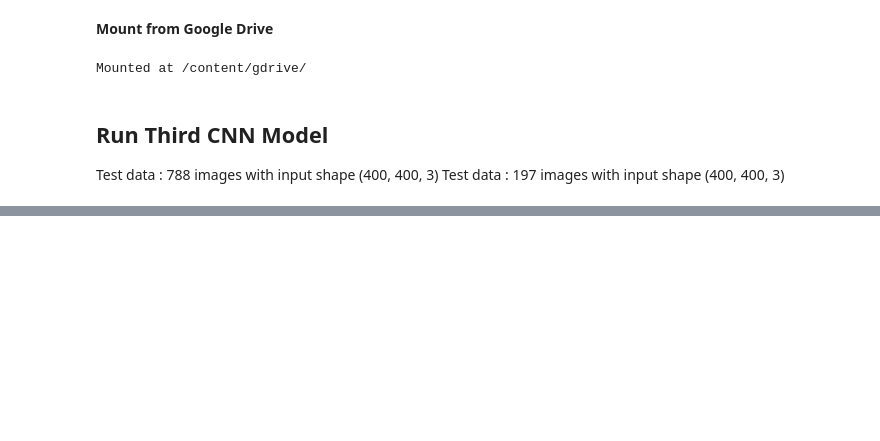
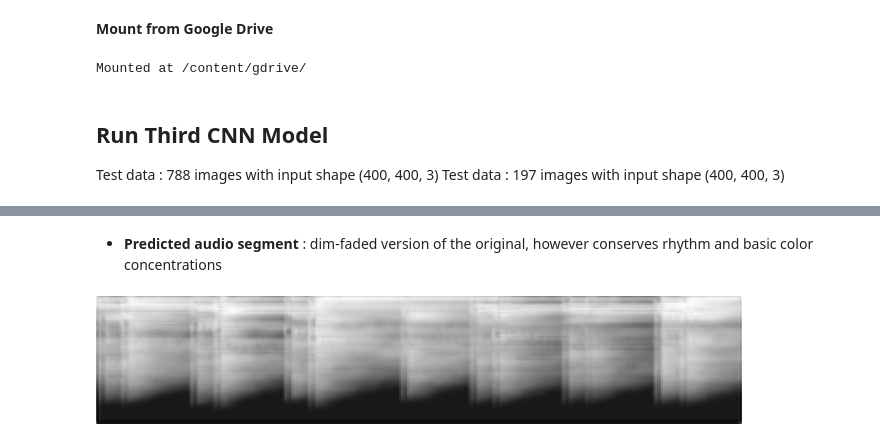
Before and after one commit to doguma/RecomposeChopin, a Jupyter notebook: Hannah_03_CNN_Product_Audio.ipynb, the cells around one changed output, grey strips where cells are left out. Saved outputs shown, nothing was run; the diff lists cells and outputs as text; code cells hidden in the pictures; blank space fills up the shorter version.

```diff
--- a/Hannah_03_CNN_Product_Audio.ipynb
+++ b/Hannah_03_CNN_Product_Audio.ipynb
@@ -158,0 +163,30 @@ def NumpyToImg(array):
+# %%
+
+model = Sequential()
+
+model.add(Conv2D(25, kernel_size=(3,3), strides=(1,1), padding='same', activation='relu', input_shape=(128, 646, 1)))
+
+# convolutional layer
+model.add(Conv2D(40, kernel_size=(3,3), strides=(1,1), padding='same', activation='relu'))
+model.add(MaxPool2D(pool_size=(2,2)))
+
+model.add(Conv2DTranspose(20, (4,4), strides=(2,2), padding='same'))
+model.add(LeakyReLU(alpha=0.2))
+
+model.add(Conv2D(20, kernel_size=(3,3), strides=(1,1), padding='same', activation='relu'))
+model.add(MaxPool2D(pool_size=(2,2)))
+
+model.add(Conv2DTranspose(40, (4,4), strides=(2,2), padding='same'))
+model.add(LeakyReLU(alpha=0.2))
+model.add(Dropout(0.25))
+
+# output layer
+model.add(Dense(1, activation='linear'))
+
+model.summary()
+
+# compiling the sequential model
+model.compile(loss='mse', metrics=['mae'], optimizer='adam')
+
+# training the model
+history= model.fit(x_train, y_train, epochs=7, validation_data=(x_test, y_test))
@@ -158,0 +233,2 @@ def NumpyToImg(array):
+# %%
+y_pred = model.predict(y_test)
@@ -195,0 +340,7 @@ img_array.shape
+# %% [markdown]
+- **Predicted audio segment** : dim-faded version of the original, however conserves rhythm and basic color concentrations
+# %%
+img_array = array_to_img(y_pred[0])
+img_array
+# %% [output]
+[figure, added]
```
Also changed, not shown: parts of 38 cells of this notebook, 2 other files.
